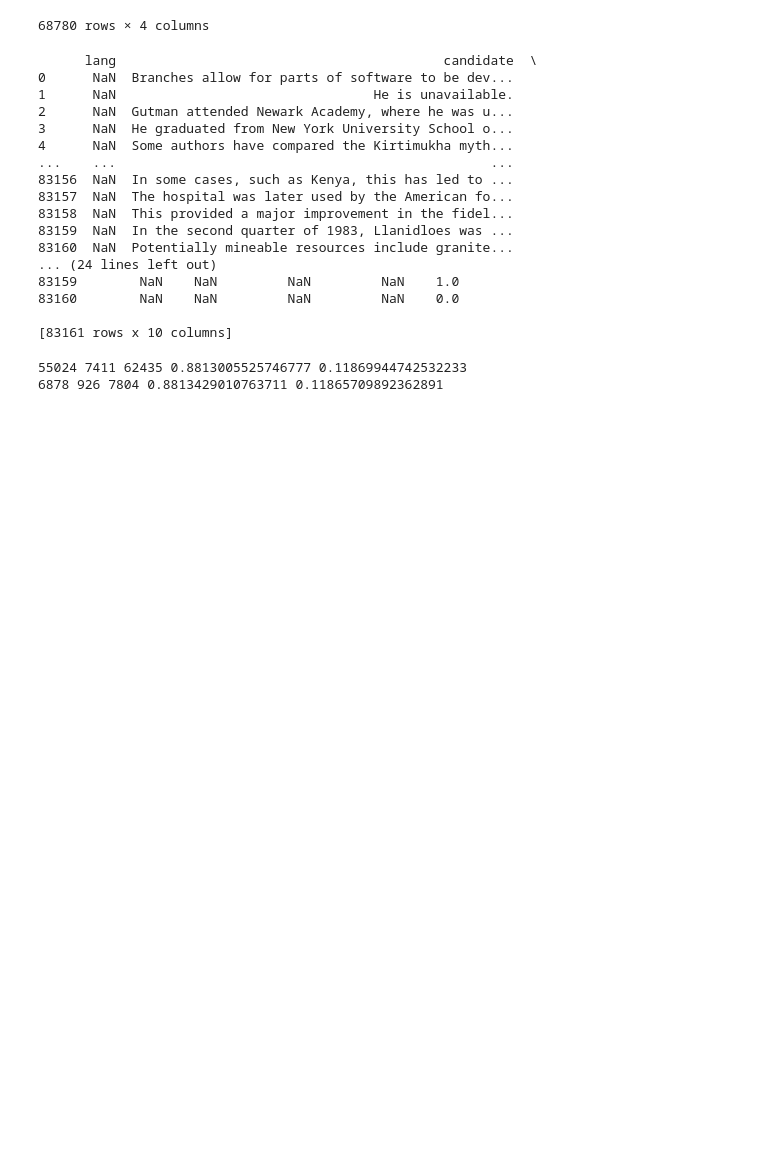
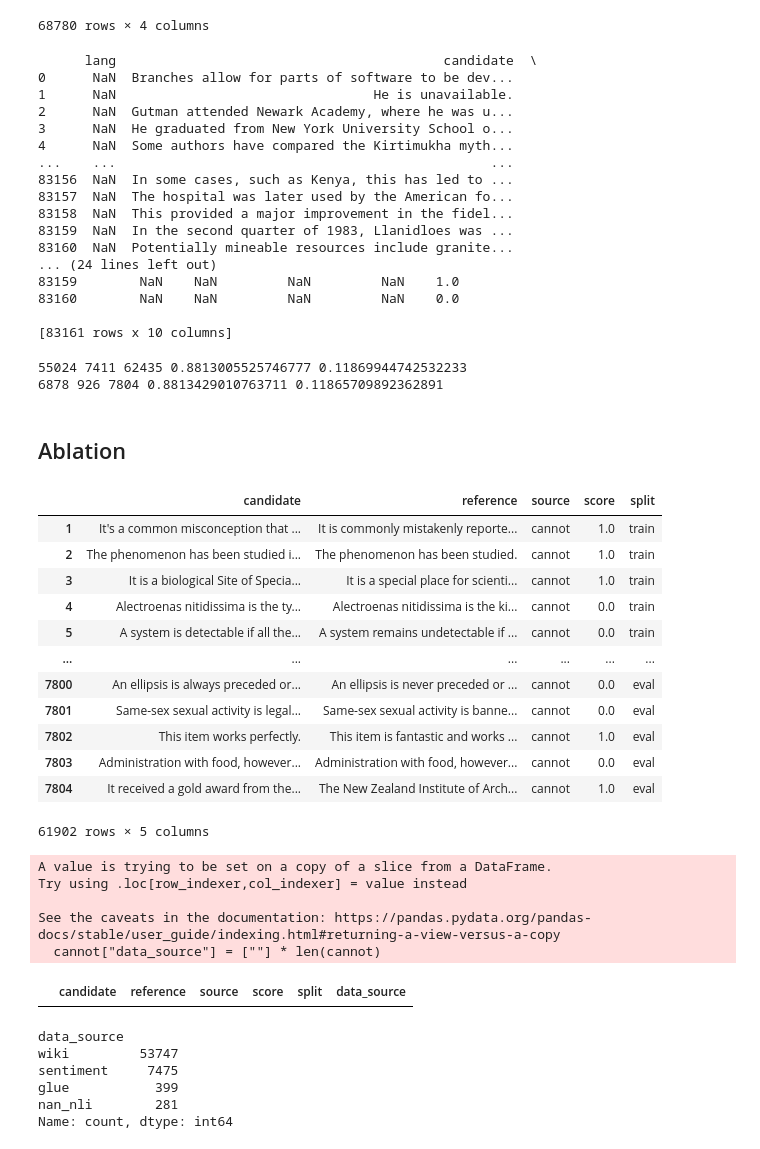
Before and after one commit to MiriUll/negation_aware_evaluation, a Jupyter notebook: development_notebooks/dataset_preparation.ipynb, the cells around one changed output. Saved outputs shown, nothing was run; the diff lists cells and outputs as text; code cells hidden in the pictures; blank space fills up the shorter version.

Commit message:
Add ablation study material

```diff
--- a/development_notebooks/dataset_preparation.ipynb
+++ b/development_notebooks/dataset_preparation.ipynb
@@ -427,3 +427,69 @@ ratio_in_split("test")
 # %% [output]
 55024 7411 62435 0.8813005525746777 0.11869944742532233
 6878 926 7804 0.8813429010763711 0.11865709892362891
+# %% [markdown]
+## Ablation
+# %%
+import pandas as pd
+
+
+train = pd.read_csv("../cannot_wmt_data/cannot_wmt_train.csv")
+train['split'] = 'train'
+eval = pd.read_csv("../cannot_wmt_data/cannot_wmt_eval.csv")
+eval['split'] = 'eval'
+cannot_wmt = pd.concat([train, eval])
+cannot = cannot_wmt[cannot_wmt.source == "cannot"]
+cannot
+# %% [output]
+|  | candidate | reference | source | score | split |
+| 1 | It's a common misconception that ... | It is commonly mistakenly reporte... | cannot | 1.0 | train |
+| 2 | The phenomenon has been studied i... | The phenomenon has been studied. | cannot | 1.0 | train |
+| 3 | It is a biological Site of Specia... | It is a special place for scienti... | cannot | 1.0 | train |
+| 4 | Alectroenas nitidissima is the ty... | Alectroenas nitidissima is the ki... | cannot | 0.0 | train |
+| 5 | A system is detectable if all the... | A system remains undetectable if ... | cannot | 0.0 | train |
+| ... | ... | ... | ... | ... | ... |
+| 7800 | An ellipsis is always preceded or... | An ellipsis is never preceded or ... | cannot | 0.0 | eval |
+| 7801 | Same-sex sexual activity is legal... | Same-sex sexual activity is banne... | cannot | 0.0 | eval |
+| 7802 | This item works perfectly. | This item is fantastic and works ... | cannot | 1.0 | eval |
+| 7803 | Administration with food, however... | Administration with food, however... | cannot | 0.0 | eval |
+| 7804 | It received a gold award from the... | The New Zealand Institute of Arch... | cannot | 1.0 | eval |
+61902 rows × 5 columns
+# %%
+from tqdm import tqdm
+
+wiki = pd.concat([
+    pd.read_csv("../cannot_wmt_data/wikifactcheck_english_0.tsv", sep="\t"),
+    pd.read_csv("../cannot_wmt_data/wikifactcheck_english_1.tsv", sep="\t"),
+    pd.read_csv("../cannot_wmt_data/wikifactcheck_english_2.tsv", sep="\t"),
+    pd.read_csv("../cannot_wmt_data/wikifactcheck_english_3.tsv", sep="\t"),
+    pd.read_csv("../cannot_wmt_data/wikifactcheck_english_4.tsv", sep="\t"),
+])
+nan_nli = pd.read_csv("../cannot_wmt_data/nan_nli.tsv", sep="\t")
+sentiment = pd.read_csv("../cannot_wmt_data/sentiment_labelled_sentences.tsv", sep="\t")
+glue = pd.read_csv("../cannot_wmt_data/glue_diagnostic.tsv", sep="\t")
+
+source_datasets = [
+    (wiki, "wiki"),
+    (nan_nli, "nan_nli"),
+    (sentiment, "sentiment"),
+    (glue, "glue")
+]
+cannot["data_source"] = [""] * len(cannot)
+def find_dataset_matches():
+    for i, row in tqdm(cannot.iterrows(), total=len(cannot)):
+        for query_df, annotation in source_datasets:
+            q = query_df[(query_df.sentence == row.reference) | (query_df.negated == row.reference) | (query_df.sentence == row.candidate) | (query_df.negated == row.candidate)]
+            if len(q) > 0:
+                cannot.at[i, "data_source"] =  annotation
+
+find_dataset_matches()
+# %% [output]
+A value is trying to be set on a copy of a slice from a DataFrame.
+Try using .loc[row_indexer,col_indexer] = value instead
+
+See the caveats in the documentation: https://pandas.pydata.org/pandas-docs/stable/user_guide/indexing.html#returning-a-view-versus-a-copy
+  cannot["data_source"] = [""] * len(cannot)
+# %%
+cannot[cannot.data_source==""]
+# %% [output]
+|  | candidate | reference | source | score | split | data_source |
@@ -429,0 +507,9 @@ ratio_in_split("test")
+# %%
+cannot.data_source.value_counts()
+# %% [output]
+data_source
+wiki         53747
+sentiment     7475
+glue           399
+nan_nli        281
+Name: count, dtype: int64
```
Also changed, not shown: parts of 4 cells of this notebook, 5 other files.
